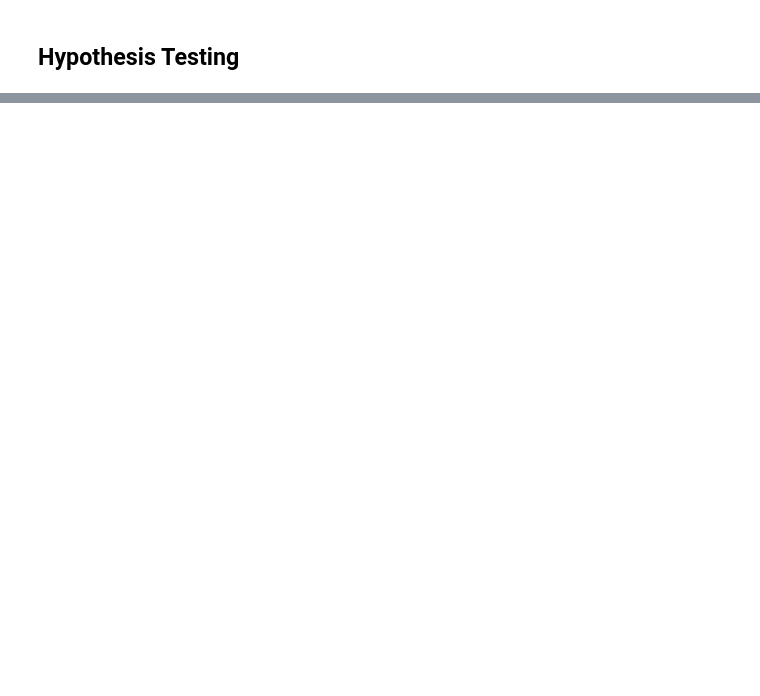
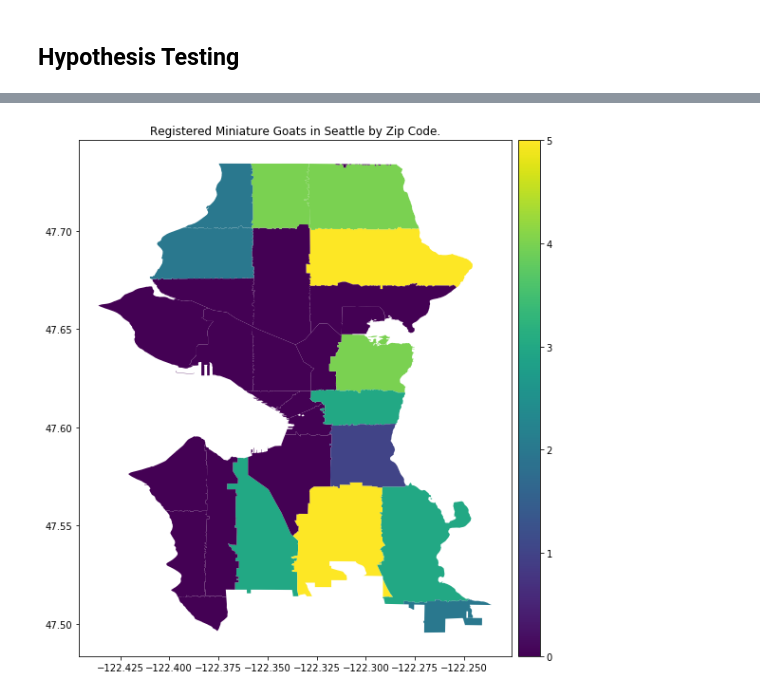
Before and after one commit to allisoncstafford/seattle_pets_blog2, a Jupyter notebook: park_zip_codes.ipynb, the cells around one changed output, grey strips where cells are left out. Saved outputs shown, nothing was run; the diff lists cells and outputs as text; code cells hidden in the pictures; blank space fills up the shorter version.

```diff
--- a/park_zip_codes.ipynb
+++ b/park_zip_codes.ipynb
@@ -161,0 +358,2 @@ no_park_zips_dogs =
+# %%
+goats = pets.loc[pets['Species'] == 'Goat']
@@ -161,0 +369,5 @@ no_park_zips_dogs =
+# %%
+goat_zip_counts = pd.DataFrame(goats['ZIP Code'].value_counts())
+goat_zip_counts = goat_zip_counts.reset_index()
+goat_zip_counts.columns = ['ZIP', 'goats']
+goat_zip_counts
@@ -161,0 +388,16 @@ no_park_zips_dogs =
+# %%
+pets_zips_gdf = pets_zips_gdf.merge(goat_zip_counts, on='ZIP', how='left')
+# %%
+pets_zips_gdf['goats'] = pets_zips_gdf['goats'].fillna(0)
+# %%
+# adding a legend using code from http://geopandas.org/mapping.html
+from mpl_toolkits.axes_grid1 import make_axes_locatable
+
+fig, ax = plt.subplots(figsize=(10,10))
+divider = make_axes_locatable(ax)
+cax = divider.append_axes("right", size="5%", pad=0.1)
+pets_zips_gdf.plot(column='goats', ax=ax, cax=cax, legend=True)
+ax.set_title('Registered Miniature Goats in Seattle by Zip Code.')
+plt.savefig('images/goat_map.png');
+# %% [output]
+[figure, added]
```
Also changed, not shown: parts of 50 cells of this notebook, 3 other files.
